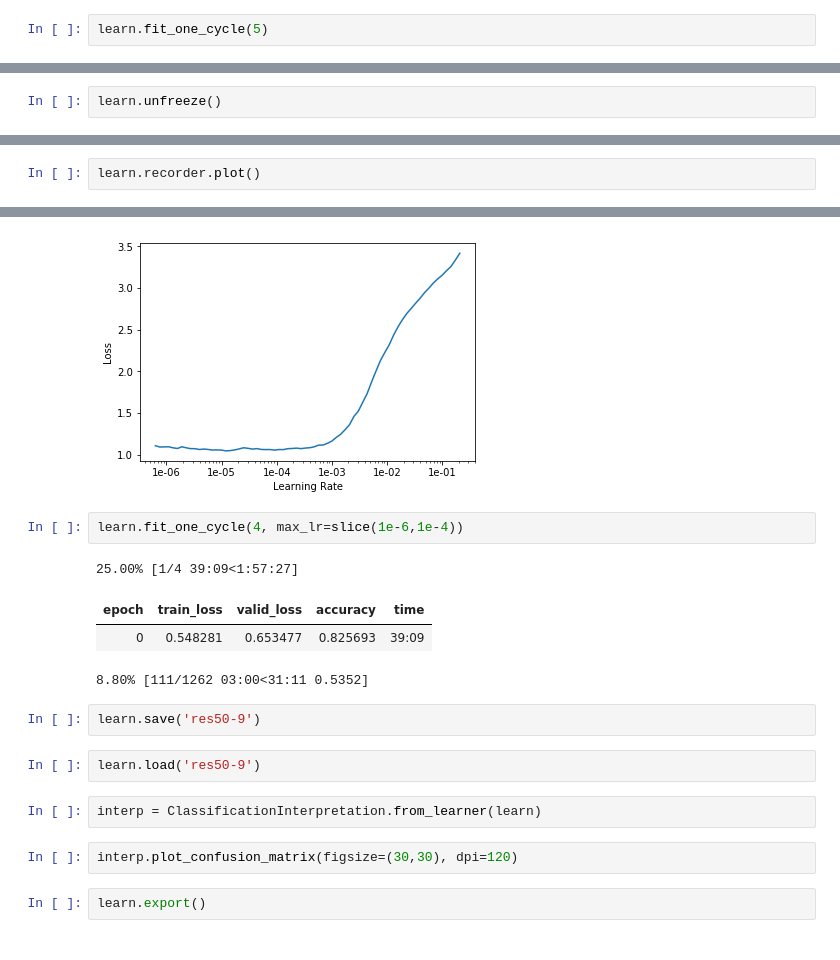
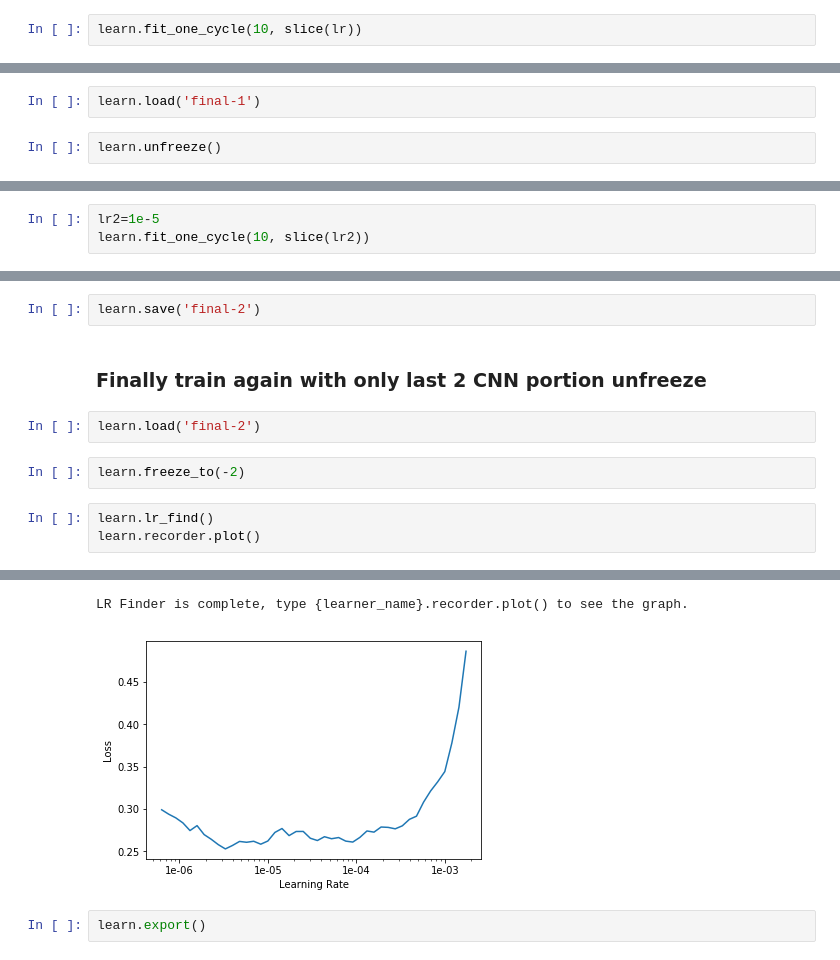
Before and after one commit to azizHakim/food_classifier, a Jupyter notebook: food_classifier.ipynb, the cells around one changed output, grey strips where cells are left out. Cells and saved outputs as stored; diff of their text form.

```diff
--- a/food_classifier.ipynb
+++ b/food_classifier.ipynb
@@ -51,4 +52,4 @@ Downloading: "https://download.pytorch.org/models/resnet50-19c8e357.pth" to /roo
 # %%
-learn.fit_one_cycle(5)
+learn.fit_one_cycle(10, slice(lr))
 # %% [output]
 | epoch | train_loss | valid_loss | accuracy | time |
@@ -64,3 +70,5 @@ learn.save('res50-9')
+# %%
+learn.load('final-1')
 # %%
 learn.unfreeze()
 # %%
@@ -70,0 +81,3 @@ LR Finder is complete, type {learner_name}.recorder.plot() to see the graph.
+# %%
+lr2=1e-5
+learn.fit_one_cycle(10, slice(lr2))
@@ -71,3 +96,12 @@ LR Finder is complete, type {learner_name}.recorder.plot() to see the graph.
+# %%
+learn.save('final-2')
+# %% [markdown]
+### Finally train again with only last 2 CNN portion unfreeze
+# %%
+learn.load('final-2')
+# %%
+learn.freeze_to(-2)
 # %%
+learn.lr_find()
 learn.recorder.plot()
 # %% [output]
@@ -74,18 +109,4 @@ learn.recorder.plot()
+LR Finder is complete, type {learner_name}.recorder.plot() to see the graph.
-[figure, old version]
+[figure, new version]
-# %%
-learn.fit_one_cycle(4, max_lr=slice(1e-6,1e-4))
-# %% [output]
-25.00% [1/4 39:09<1:57:27]
-| epoch | train_loss | valid_loss | accuracy | time |
-| 0 | 0.548281 | 0.653477 | 0.825693 | 39:09 |
-8.80% [111/1262 03:00<31:11 0.5352]
-# %%
-learn.save('res50-9')
-# %%
-learn.load('res50-9')
-# %%
-interp = ClassificationInterpretation.from_learner(learn)
-# %%
-interp.plot_confusion_matrix(figsize=(30,30), dpi=120)
 # %%
 learn.export()
```
Also changed, not shown: parts of 35 cells of this notebook, 2 other files.
